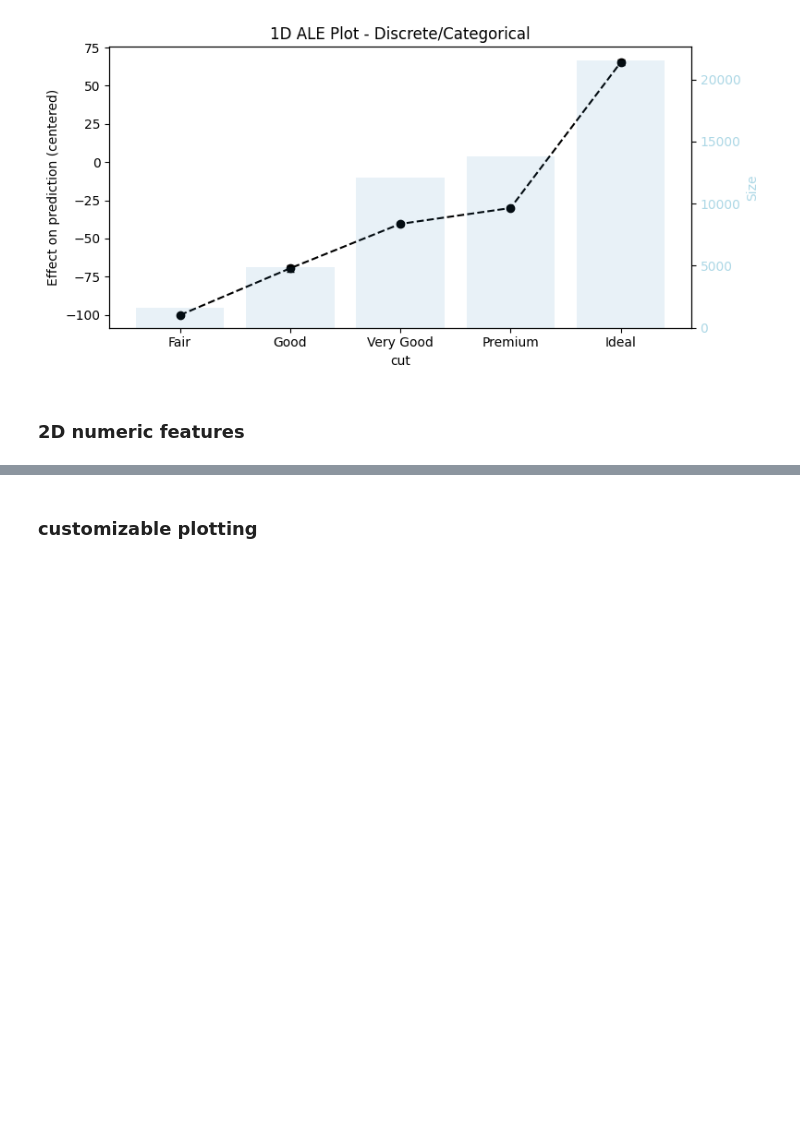
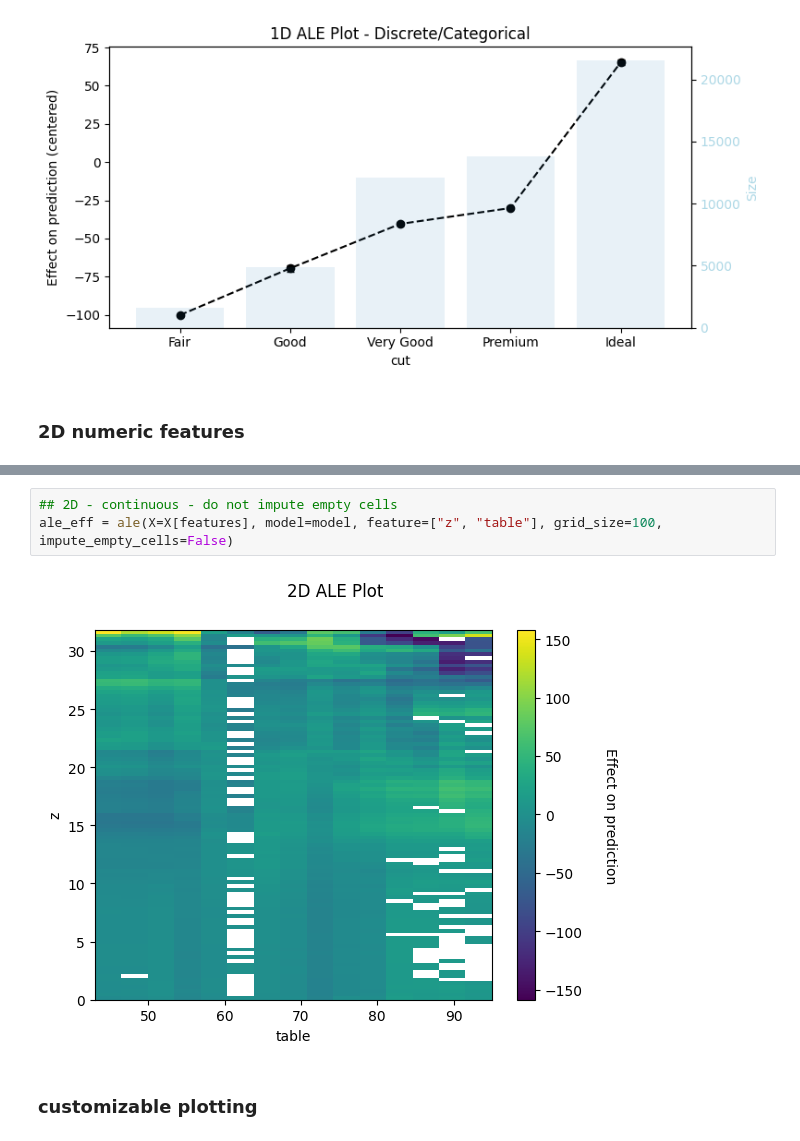
Before and after one commit to DanaJomar/PyALE, a Jupyter notebook: examples/Examples.ipynb, the cells around one changed output, grey strips where cells are left out. Cells and saved outputs as stored; diff of their text form; blank space fills up the shorter version.

```diff
--- a/examples/Examples.ipynb
+++ b/examples/Examples.ipynb
@@ -160,3 +160,8 @@ ale_eff = ale(X=X[features], model=model, feature=["z", "table"], grid_size=100)
+# %%
+## 2D - continuous - do not impute empty cells
+ale_eff = ale(X=X[features], model=model, feature=["z", "table"], grid_size=100, impute_empty_cells=False)
+# %% [output]
+[figure, added]
 # %% [markdown]
 ### customizable plotting
 # %%
```
Also changed, not shown: parts of 5 cells of this notebook, 8 other files.
